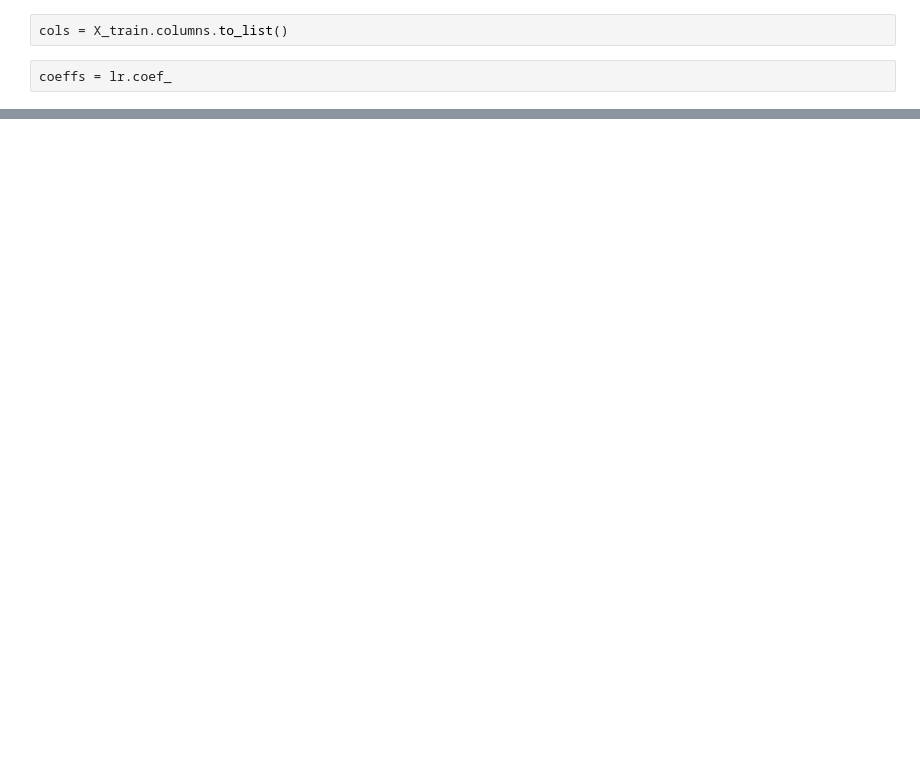
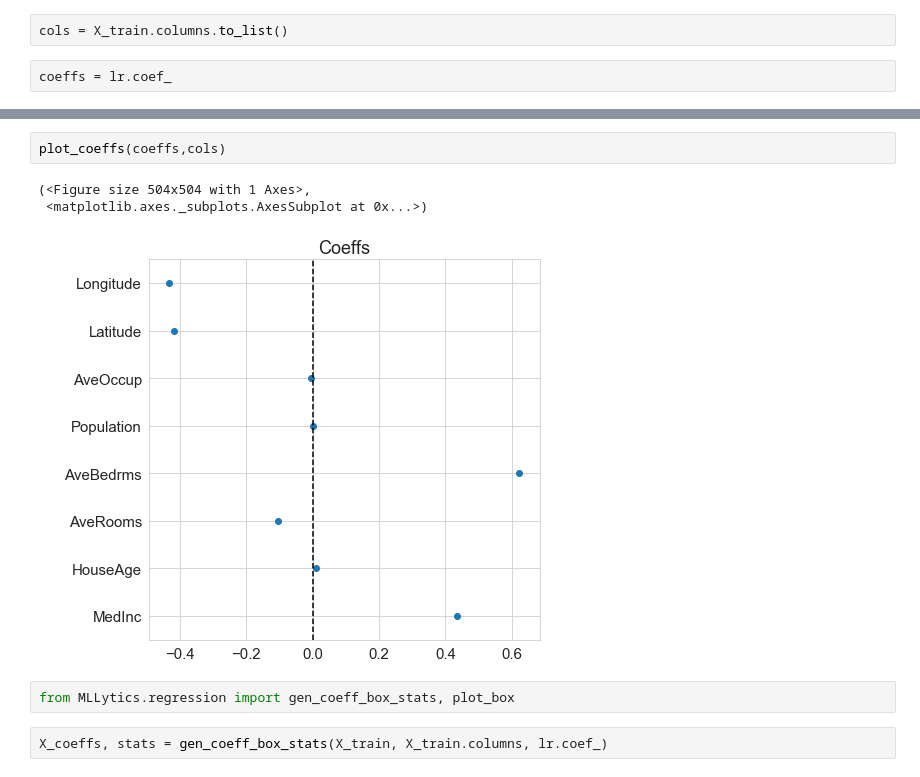
Before and after one commit to scottclay/MLLytics, a Jupyter notebook: examples/regression.ipynb, the cells around one changed output, grey strips where cells are left out. Drawn from its saved outputs; the diff is of its cells as text; blank space fills up the shorter version.

```diff
--- a/examples/regression.ipynb
+++ b/examples/regression.ipynb
@@ -121,0 +60,10 @@ array([ 1.35846756e+00,  1.50635485e-01, -5.56146902e-01,  6.59207414e-01,
+# %%
+plot_coeffs(coeffs,cols)
+# %% [output]
+(<Figure size 504x504 with 1 Axes>,
+ <matplotlib.axes._subplots.AxesSubplot at 0x...>)
+[figure, added]
+# %%
+from MLLytics.regression import gen_coeff_box_stats, plot_box
+# %%
+X_coeffs, stats = gen_coeff_box_stats(X_train, X_train.columns, lr.coef_)
```
Also changed, not shown: parts of 30 cells of this notebook, 8 other files.
